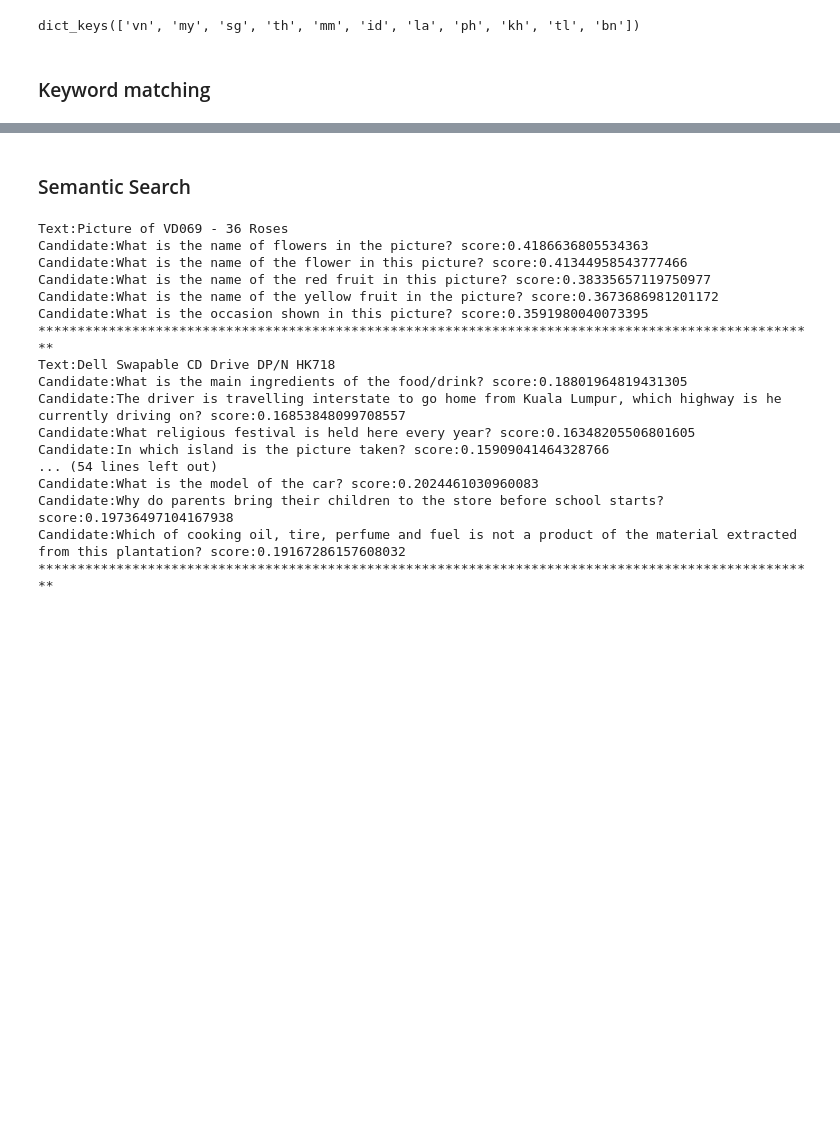
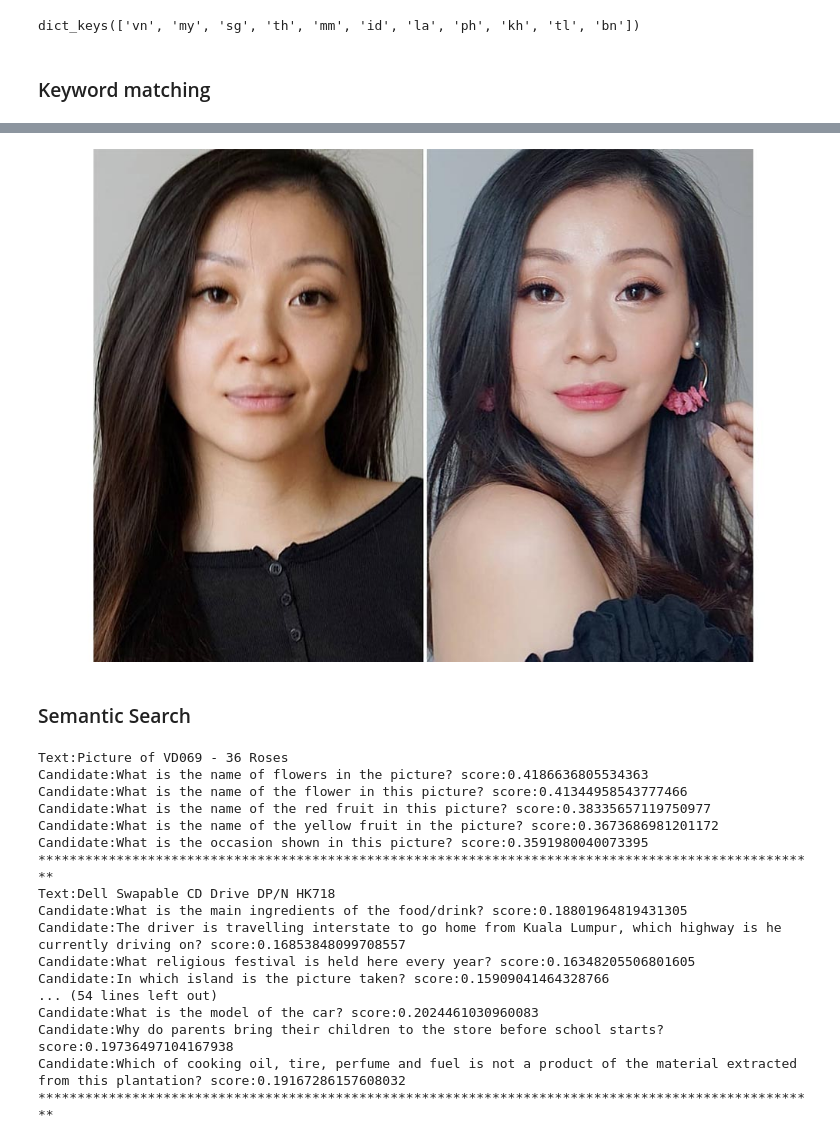
Before and after one commit to SEACrowd/sea-vl-experiments, a Jupyter notebook: Coyo/text_viz.ipynb, the cells around one changed output, grey strips where cells are left out. Drawn from its saved outputs; the diff is of its cells as text; code cells hidden in the pictures; blank space fills up the shorter version.

```diff
--- a/Coyo/text_viz.ipynb
+++ b/Coyo/text_viz.ipynb
@@ -122,3 +190,7 @@ text_keyword['Singapore'][:5]
+# %%
+caption_img[text_keyword['Singapore'][0]]
+# %% [output]
+[figure, added]
 # %% [markdown]
 ### Semantic Search
 # %%
```
Also changed, not shown: parts of 14 cells of this notebook.
